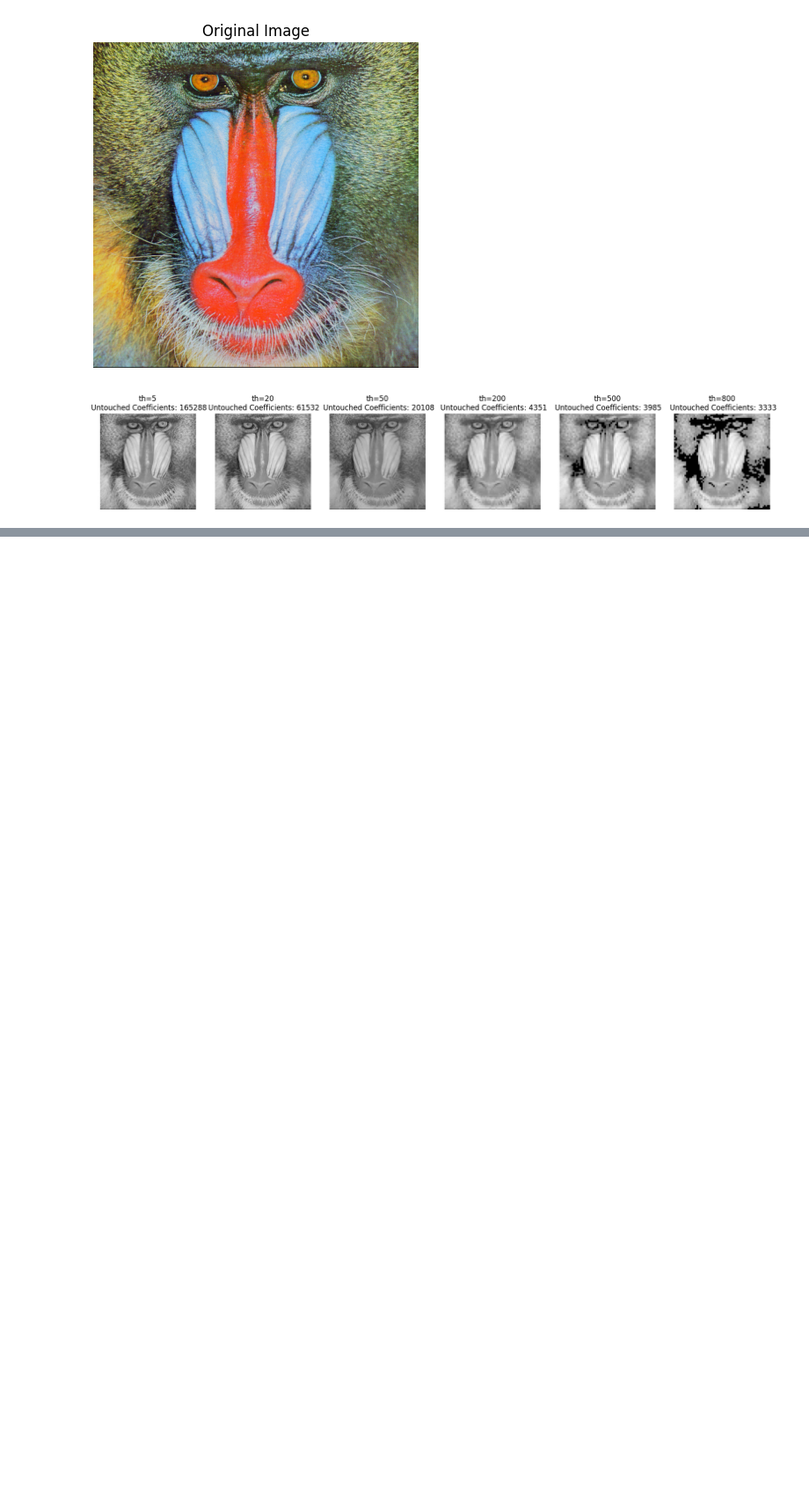
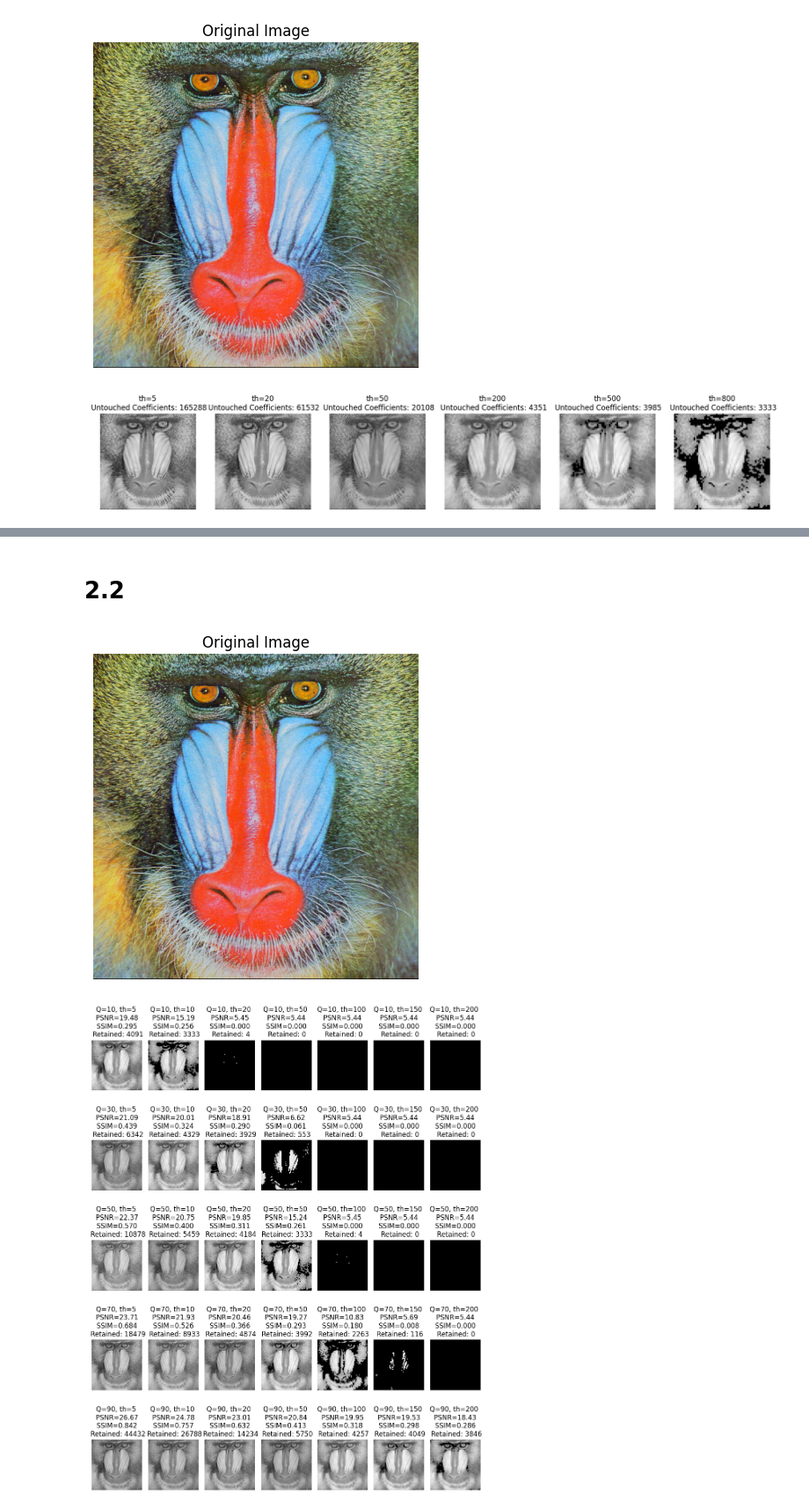
Before and after one commit to eudoalah-prog/Ass-2, a Jupyter notebook: Ass_(2).ipynb, the cells around one changed output, grey strips where cells are left out. Shown at 88% size. Saved outputs shown, nothing was run; the diff lists cells and outputs as text; code cells hidden in the pictures; blank space fills up the shorter version.

```diff
--- a/Ass_(2).ipynb
+++ b/Ass_(2).ipynb
@@ -45,7 +47,6 @@ def apply_dct_and_idct_to_image(y_channel, thereshold_value):
     padded = np.zeros((new_h, new_w))
     padded[:h, :w] = y_channel
 
-    # Thresholding
     final = np.zeros((new_h, new_w),dtype=float)
     count = 0
 
@@ -66,6 +67,9 @@ def apply_dct_and_idct_to_image(y_channel, thereshold_value):
 
     # Removing Padding
     final = final[:h, :w]
+
+    total = ((new_h // 8) * (new_w // 8)) * 64
+
 
     return final, count
 
@@ -236,0 +230,73 @@ def evaluate_quality(original, reconstructed):
+# %% [markdown]
+# 2.2
+# %%
+import cv2
+import numpy as np
+import matplotlib.pyplot as plt
+
+def jpeg_compression(y_channel, quality_factor, threshold_value):
+    h, w = y_channel.shape
+
+    # Padding
+    pad_h = (8 - (h % 8)) % 8
+    pad_w = (8 - (w % 8)) % 8
+    new_h = h + pad_h
+    new_w = w + pad_w
+    padded = np.zeros((new_h, new_w))
+    padded[:h, :w] = y_channel
+
+    final = np.zeros((new_h, new_w), dtype=float)
+    total_retained = 0
+
+    for i in range(0, new_h, 8):
+        for j in range(0, new_w, 8):
+
+            block = padded[i:i+8, j:j+8]
+
+            # 1. DCT
+            dct_block = apply_dct8x8(block)
+
+            # 2. Quantização
+            quant_block, QF = quantise_block(dct_block, quality_factor)
+
+            # 3. Threshold
+            thresh_block, retained = threshold(quant_block, threshold_value)
+            total_retained += retained
+
+            # 4. Inverse Quantização
+            inv_quant = inverse_quantise_block(thresh_block, QF)
+
+            # 5. IDCT
+            idct_block = apply_idct8x8(inv_quant)
+
+            final[i:i+8, j:j+8] = idct_block
+
+    # Remove padding
+    final = final[:h, :w]
+
+    return final, total_retained
+
+
+converted, y_channel = prepare_image('./images/baboon.png', 'YCrCb')
+
+quality_factors = [10, 30, 50, 70, 90]
+threshold_values = [5, 10, 20, 50, 100, 150, 200]
+
+plt.figure(figsize=(10, 13))
+
+idx = 1
+for q in quality_factors:
+    for th in threshold_values:
+        image_mod, retained = jpeg_compression(y_channel, q, th)
+        psnr_val, ssim_val = evaluate_quality(y_channel, image_mod)
+        plt.subplot(len(quality_factors), len(threshold_values), idx)
+        plt.imshow(image_mod, cmap='gray')
+        plt.title(f"Q={q}, th={th} \n PSNR={psnr_val:.2f} \n SSIM={ssim_val:.3f} \n Retained: {retained}")
+        plt.axis('off')
+        idx += 1
+
+plt.tight_layout()
+plt.show()
+# %% [output]
+[figure, added]
+[figure, added]
```
Also changed, not shown: parts of 7 cells of this notebook.
